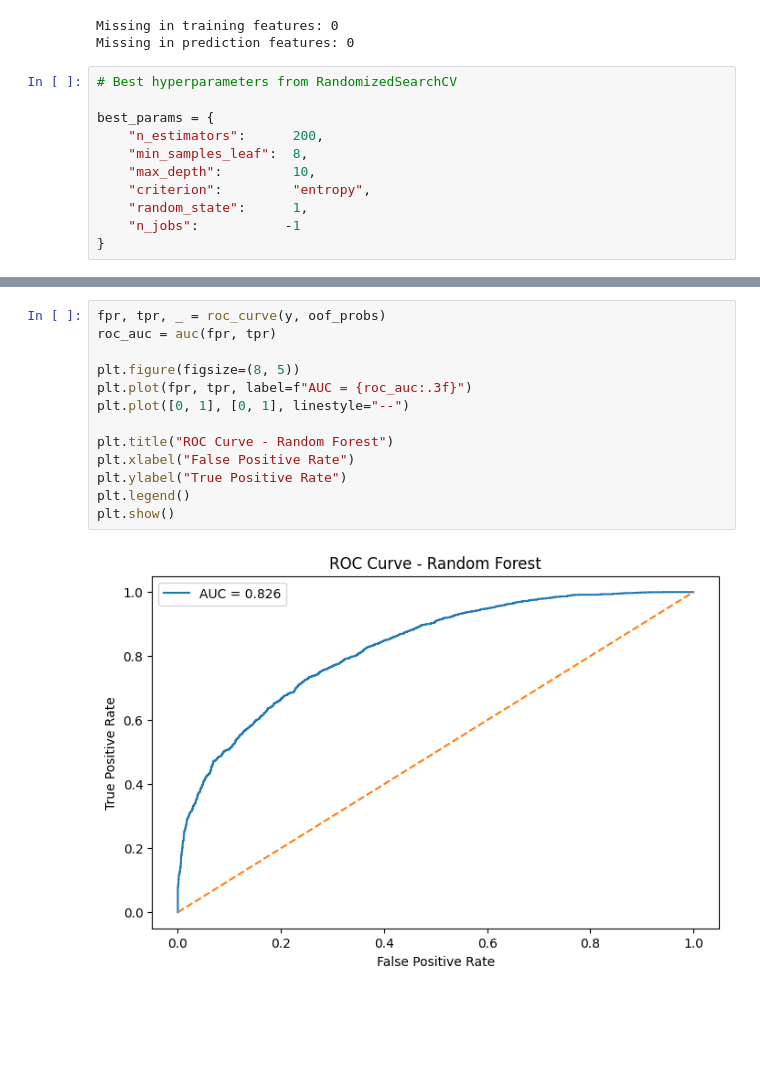
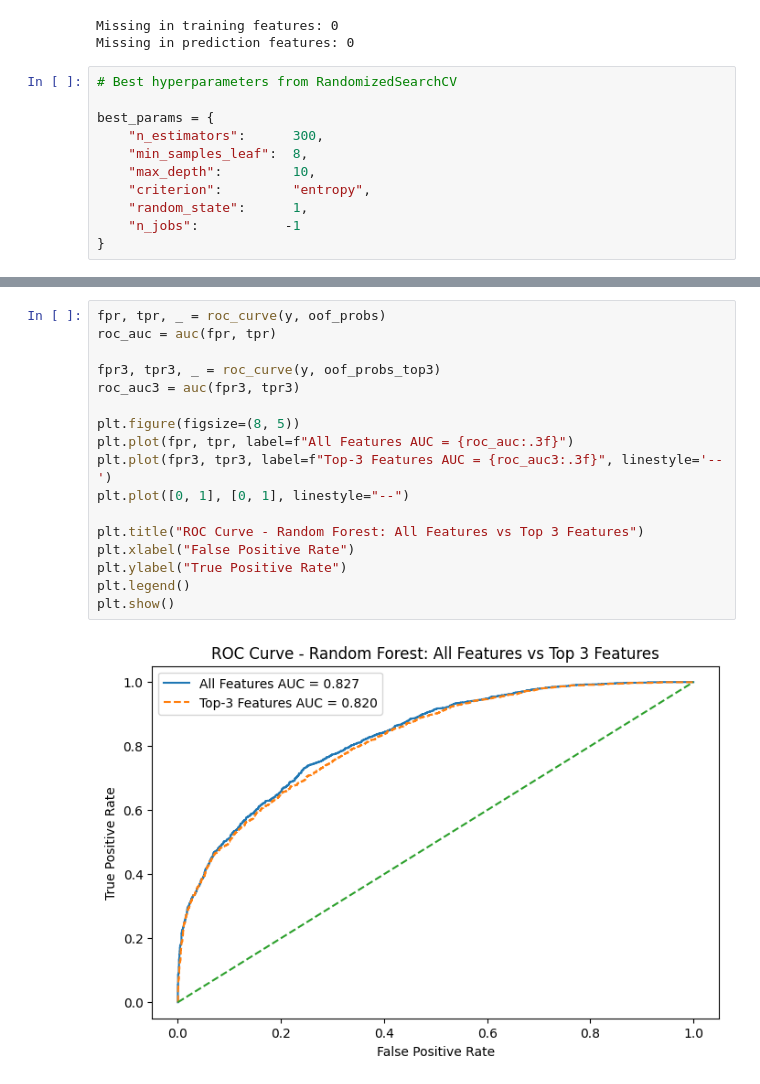
Before and after one commit to COMP3608-GROUP-9-PROJECT/COMP3608_PROJECT, a Jupyter notebook: RandomForest/RandomForest_model.ipynb, the cells around one changed output, grey strips where cells are left out. Cells and saved outputs as stored; diff of their text form; blank space fills up the shorter version.

```diff
--- a/RandomForest/RandomForest_model.ipynb
+++ b/RandomForest/RandomForest_model.ipynb
@@ -146,7 +146,7 @@ Missing in prediction features: 0
 # Best hyperparameters from RandomizedSearchCV
 
 best_params = {
-    "n_estimators":      200,
+    "n_estimators":      300,
     "min_samples_leaf":  8,
     "max_depth":         10,
     "criterion":         "entropy",
@@ -286,17 +366,21 @@ plt.show()
 # %%
 fpr, tpr, _ = roc_curve(y, oof_probs)
 roc_auc = auc(fpr, tpr)
 
+fpr3, tpr3, _ = roc_curve(y, oof_probs_top3)
+roc_auc3 = auc(fpr3, tpr3)
+
 plt.figure(figsize=(8, 5))
-plt.plot(fpr, tpr, label=f"AUC = {roc_auc:.3f}")
+plt.plot(fpr, tpr, label=f"All Features AUC = {roc_auc:.3f}")
+plt.plot(fpr3, tpr3, label=f"Top-3 Features AUC = {roc_auc3:.3f}", linestyle='--')
 plt.plot([0, 1], [0, 1], linestyle="--")
 
-plt.title("ROC Curve - Random Forest")
+plt.title("ROC Curve - Random Forest: All Features vs Top 3 Features")
 plt.xlabel("False Positive Rate")
 plt.ylabel("True Positive Rate")
 plt.legend()
 plt.show()
 # %% [output]
-[figure, old version]
+[figure, new version]
 # %%
 fraction_of_positives, mean_predicted_value = calibration_curve(y, oof_probs, n_bins=10)
```
Also changed, not shown: parts of 13 cells of this notebook.
